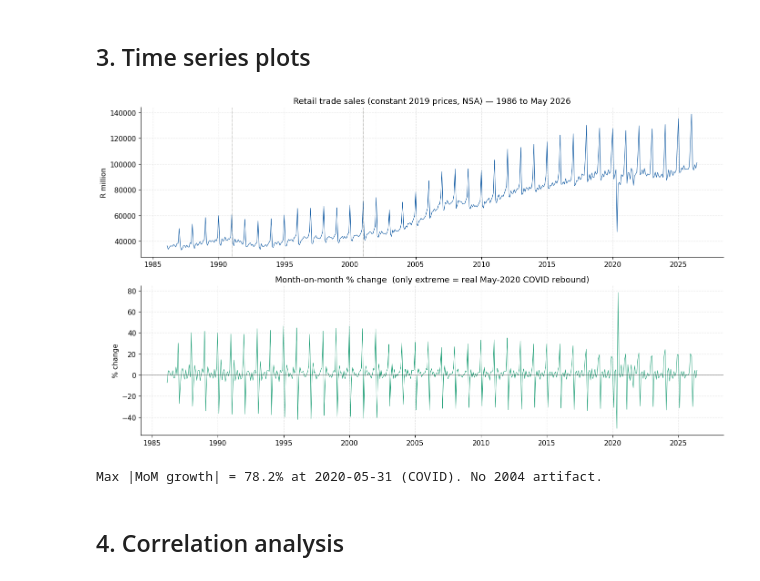
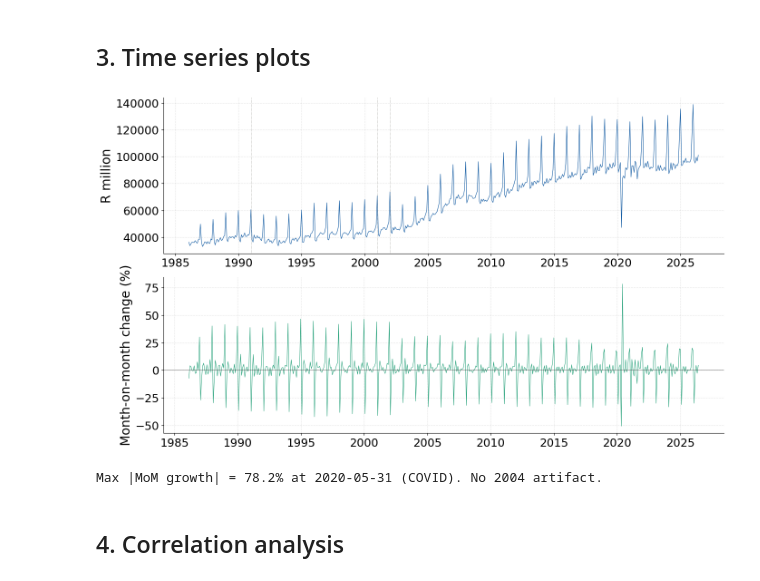
Before and after one commit to thabisop/Tree_Based_ML-Short_Term_Retail_Trade_Sales_Forecasting, a Jupyter notebook: EDA_RetailTradeSales.ipynb, the cells around one changed output. Cells and saved outputs as stored; diff of their text form; code cells hidden in the pictures.

```diff
--- a/EDA_RetailTradeSales.ipynb
+++ b/EDA_RetailTradeSales.ipynb
@@ -151,21 +151,21 @@ Scale is now the true constant-2019 total (~R100bn/month in 2025), not the old ~
 # %% [markdown]
 ## 3. Time series plots
 # %%
+# Same layout as before; titles removed, fonts enlarged
 fig, axes = plt.subplots(2, 1, figsize=(14, 8))
 axes[0].plot(df_full.index, df_full[TARGET], color=PALETTE['primary'], lw=0.8)
-axes[0].set_title('Retail trade sales (constant 2019 prices, NSA) — 1986 to May 2026')
-axes[0].set_ylabel('R million')
+axes[0].set_ylabel('R million', fontsize=20)
 for b in ['1991-01-01', '2001-01-01', '2002-01-01']:
     axes[0].axvline(pd.Timestamp(b), color=PALETTE['neutral'], ls=':', lw=0.7)
 g = df_full[TARGET].pct_change() * 100
 axes[1].plot(df_full.index, g, color=PALETTE['positive'], lw=0.7)
 axes[1].axhline(0, color='k', lw=0.4)
-axes[1].set_title('Month-on-month % change  (only extreme = real May-2020 COVID rebound)')
-axes[1].set_ylabel('% change')
-plt.tight_layout(); plt.savefig('plot_eda_01_series.png', dpi=150, bbox_inches='tight'); plt.show()
+axes[1].set_ylabel('Month-on-month change (%)', fontsize=20)
+for a in axes: a.tick_params(labelsize=18)
+plt.tight_layout(h_pad=1.5); plt.savefig('plot_eda_01_series.png', dpi=150, bbox_inches='tight'); plt.show()
 print('Max |MoM growth| = %.1f%% at %s (COVID). No 2004 artifact.' % (g.abs().max(), g.abs().idxmax().date()))
 # %% [output]
-[figure, old version]
+[figure, new version]
 Max |MoM growth| = 78.2% at 2020-05-31 (COVID). No 2004 artifact.
 # %% [markdown]
 ## 4. Correlation analysis
```
Also changed, not shown: parts of 8 cells of this notebook.
